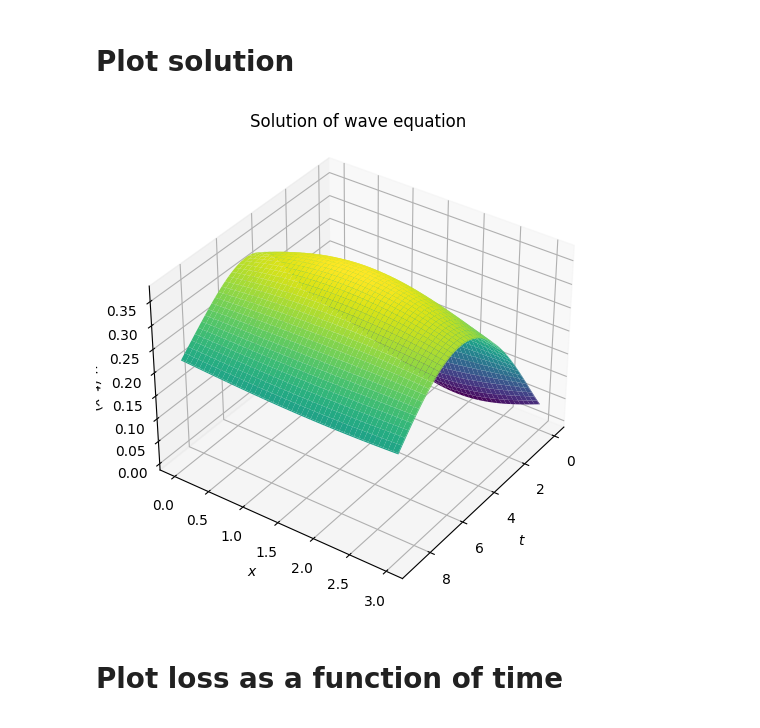
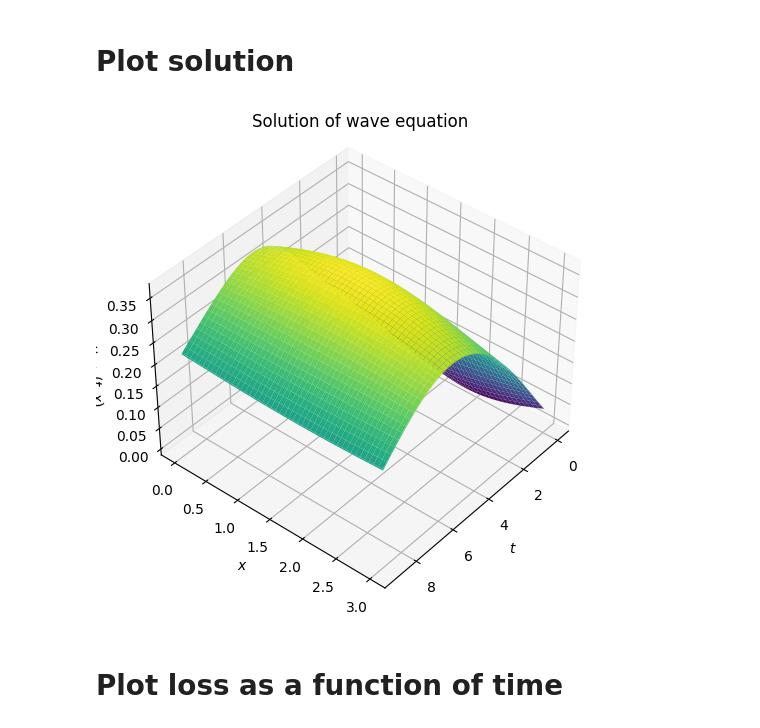
Before and after one commit to yajuna/tensorflow_pde, a Jupyter notebook: Simple_PDE_with_tensorflow.ipynb, the cells around one changed output. Drawn from its saved outputs; the diff is of its cells as text; code cells hidden in the pictures.

```diff
--- a/Simple_PDE_with_tensorflow.ipynb
+++ b/Simple_PDE_with_tensorflow.ipynb
@@ -354,31 +354,31 @@ Computation time: 83.99964594841003 seconds
 # %%
 from mpl_toolkits.mplot3d import Axes3D
 
 # Set up meshgrid
 N = 600
 tspace = np.linspace(lb[0], ub[0], N + 1)
 xspace = np.linspace(lb[1], ub[1], N + 1)
 T, X = np.meshgrid(tspace, xspace)
 Xgrid = np.vstack([T.flatten(),X.flatten()]).T
 
 # Determine predictions of u(t, x)
 upred = model(tf.cast(Xgrid,DTYPE))
 
 # Reshape upred
 U = upred.numpy().reshape(N+1,N+1)
 
 # Surface plot of solution u(t,x)
 fig = plt.figure(figsize=(9,6))
 ax = fig.add_subplot(111, projection='3d')
 ax.plot_surface(T, X, U, cmap='viridis');
-ax.view_init(35,35)
+ax.view_init(40,40)
 ax.set_xlabel('$t$')
 ax.set_ylabel('$x$')
-ax.set_zlabel('$u_\\theta(t,x)$')
+ax.set_zlabel('$u_{\theta}(t,x)$')
 ax.set_title('Solution of wave equation');
 #plt.savefig('wave_Solution.pdf', bbox_inches='tight', dpi=300);
 # %% [output]
-[figure, old version]
+[figure, new version]
 # %% [markdown]
 # Plot loss as a function of time
 # %%
```
